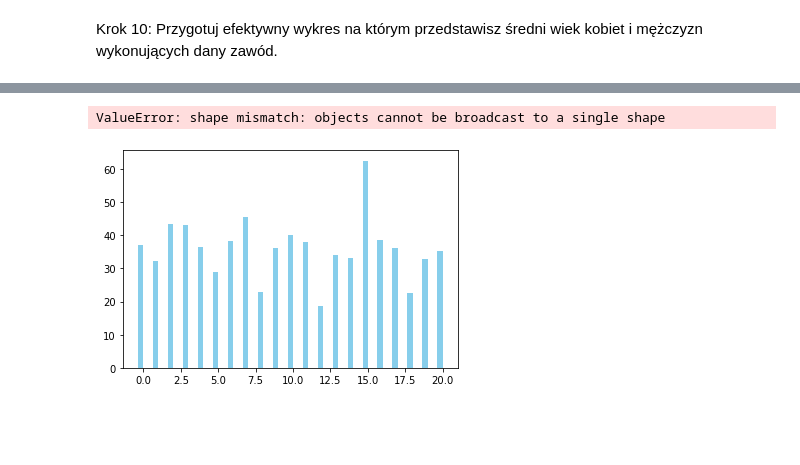
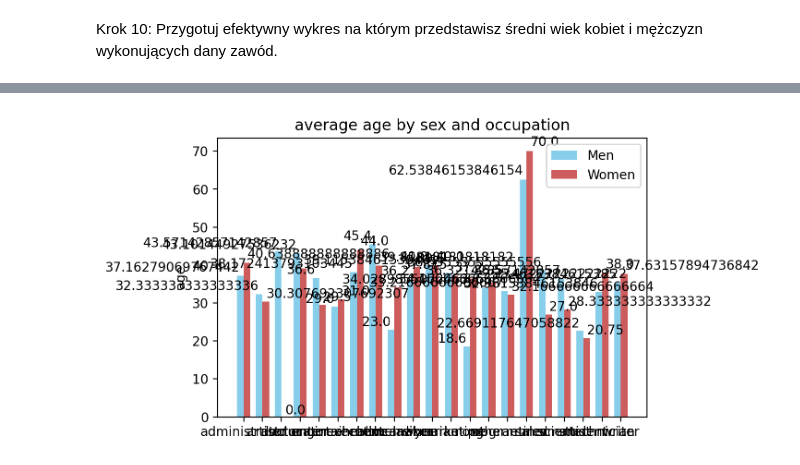
Before and after one commit to she3r/python-lab, a Jupyter notebook: lab12.ipynb, the cells around one changed output, grey strips where cells are left out. Cells and saved outputs as stored; diff of their text form; code cells hidden in the pictures; blank space fills up the shorter version.

```diff
--- a/lab12.ipynb
+++ b/lab12.ipynb
@@ -11,3 +9,7 @@ import pandas as pd
+# %%
+import pandas as pd
+import matplotlib.pyplot as plt
+plt.rcParams['figure.dpi'] = 200
 # %% [markdown]
 Krok 1: wczytaj dane z pliku `US_Baby_Names_right.csv` z katalogu `lab12_files`
 # %%
@@ -313,7 +315,7 @@ def autolabel(rects, xpos='center'):
 
     xpos = xpos.lower()  # normalize the case of the parameter
     ha = {'center': 'center', 'right': 'left', 'left': 'right'}
-    offset = {'center': 0.5, 'right': 0.57, 'left': 0.43}  # x_txt = x + w*off
+    offset = {'center': 2, 'right': 1, 'left': 1}  # x_txt = x + w*off
 
     for rect in rects:
         height = rect.get_height()
@@ -347,4 +346,7 @@ query10 = occupation[occupation['gender'] == 'F']
 female_age = query10.groupby('occupation').mean()['age']
 query11 = occupation[occupation['gender'] == 'M']
 male_age = query11.groupby('occupation').mean()['age']
+
+query_all = pd.DataFrame({'male_age': male_age, 'female_age': female_age}).fillna(0)
+query_all
 # %% [output]
@@ -352,43 +371,43 @@ male_age = query11.groupby('occupation').mean()['age']
 # %%
-ind = np.arange(len(male_age.index))  # the x locations for the groups
+num_jobs = len(query_all)
+ind = np.arange(num_jobs)  # the x locations for the groups
 width = 0.35  # the width of the bars
 
 fig, ax = plt.subplots()
-rects1 = ax.bar(ind - width/2, list(male_age) , width,yerr=(0 for i in range(len(male_age.index))),
+rects1 = ax.bar(ind - width/2, list(query_all['male_age']) , width,yerr=(0 for i in range(num_jobs)),
                 color='SkyBlue', label='Men')
-rects2 = ax.bar(ind + width/2, list(female_age), width,yerr=(0 for i in range(len(female_age.index))),
+rects2 = ax.bar(ind + width/2, list(query_all['female_age']), width,yerr=(0 for i in range(num_jobs)),
                 color='IndianRed', label='Women')
 
 # Add some text for labels, title and custom x-axis tick labels, etc.
-ax.set_ylabel('mean years old')
-ax.set_title('average age by job')
+ax.set_ylabel('age')
+ax.set_title('average age by sex and occupation')
 ax.set_xticks(ind)
 ax.set_xticklabels(list(male_age.index))
 ax.legend()
 
 
 def autolabel(rects, xpos='center'):
     """
     Attach a text label above each bar in *rects*, displaying its height.
 
     *xpos* indicates which side to place the text w.r.t. the center of
     the bar. It can be one of the following {'center', 'right', 'left'}.
     """
 
     xpos = xpos.lower()  # normalize the case of the parameter
     ha = {'center': 'center', 'right': 'left', 'left': 'right'}
     offset = {'center': 0.5, 'right': 0.57, 'left': 0.43}  # x_txt = x + w*off
 
     for rect in rects:
         height = rect.get_height()
         ax.text(rect.get_x() + rect.get_width()*offset[xpos], 1.01*height,
                 '{}'.format(height), ha=ha[xpos], va='bottom')
 
 
 autolabel(rects1, "left")
 autolabel(rects2, "right")
 
 plt.show()
 # %% [output]
-ValueError: shape mismatch: objects cannot be broadcast to a single shape
-[figure, old version]
+[figure, new version]
```
Also changed, not shown: parts of 9 cells of this notebook.
